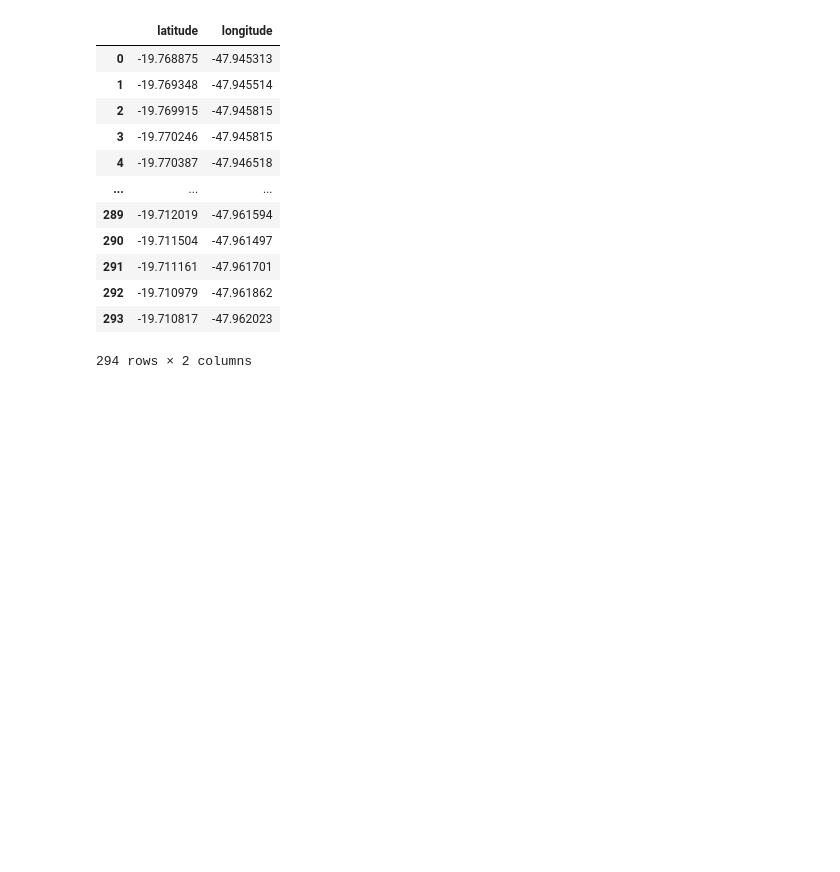
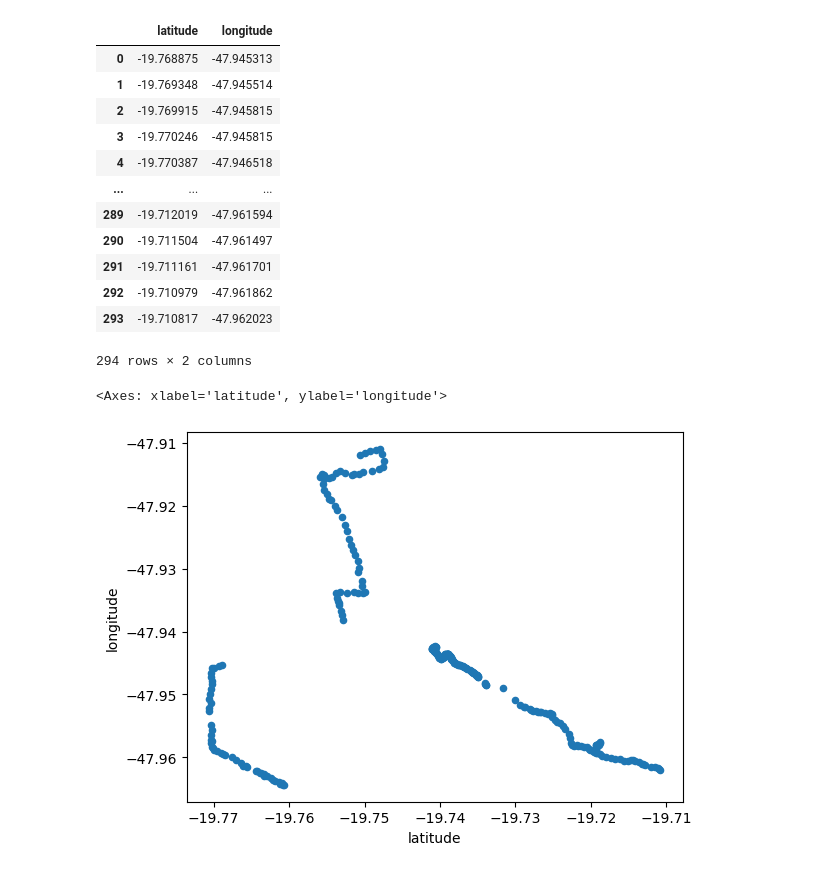
Before and after one commit to Miguelmdcc/IC_RPI_2, a Jupyter notebook: code/main.ipynb, the cells around one changed output. Drawn from its saved outputs; the diff is of its cells as text; code cells hidden in the pictures; blank space fills up the shorter version.

```diff
--- a/code/main.ipynb
+++ b/code/main.ipynb
@@ -36,10 +33,0 @@ rotas.plot()
-# %%
-routes_normalized = scaler.fit_transform(routes)
-rotas = np.array(routes)
-
-# Visualizar os dados soltos
-plt.xlabel('latitude')
-plt.ylabel('longitude')
-plt.title('Gráfico de rotas Google maps')
-plt.scatter(rotas[:,0],rotas[:,1],color = 'blue')
-plt.show()
@@ -98,0 +34,5 @@ plt.show()
+# %%
+rotas.plot(x='latitude', y='longitude', kind='scatter')
+# %% [output]
+<Axes: xlabel='latitude', ylabel='longitude'>
+[figure, added]
```
Also changed, not shown: parts of 10 cells of this notebook.
